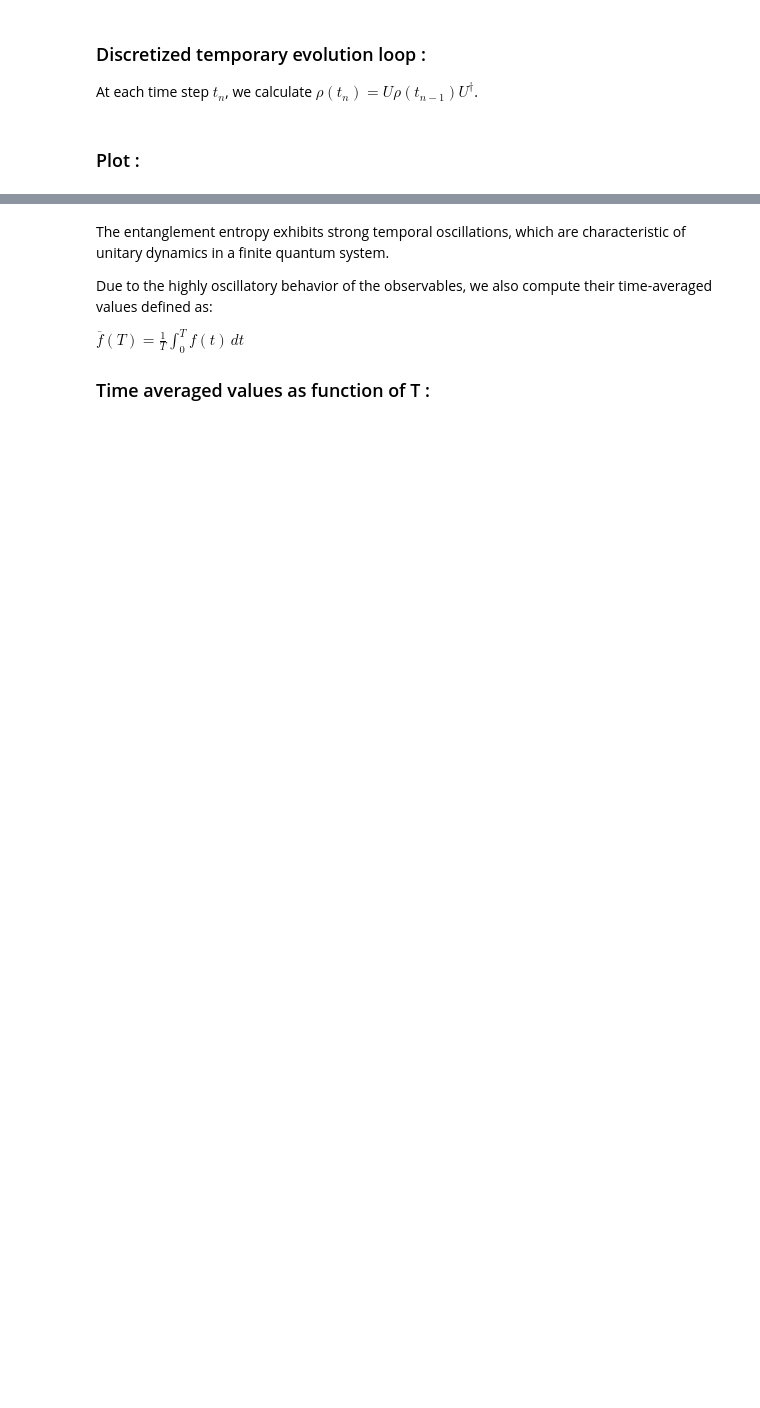
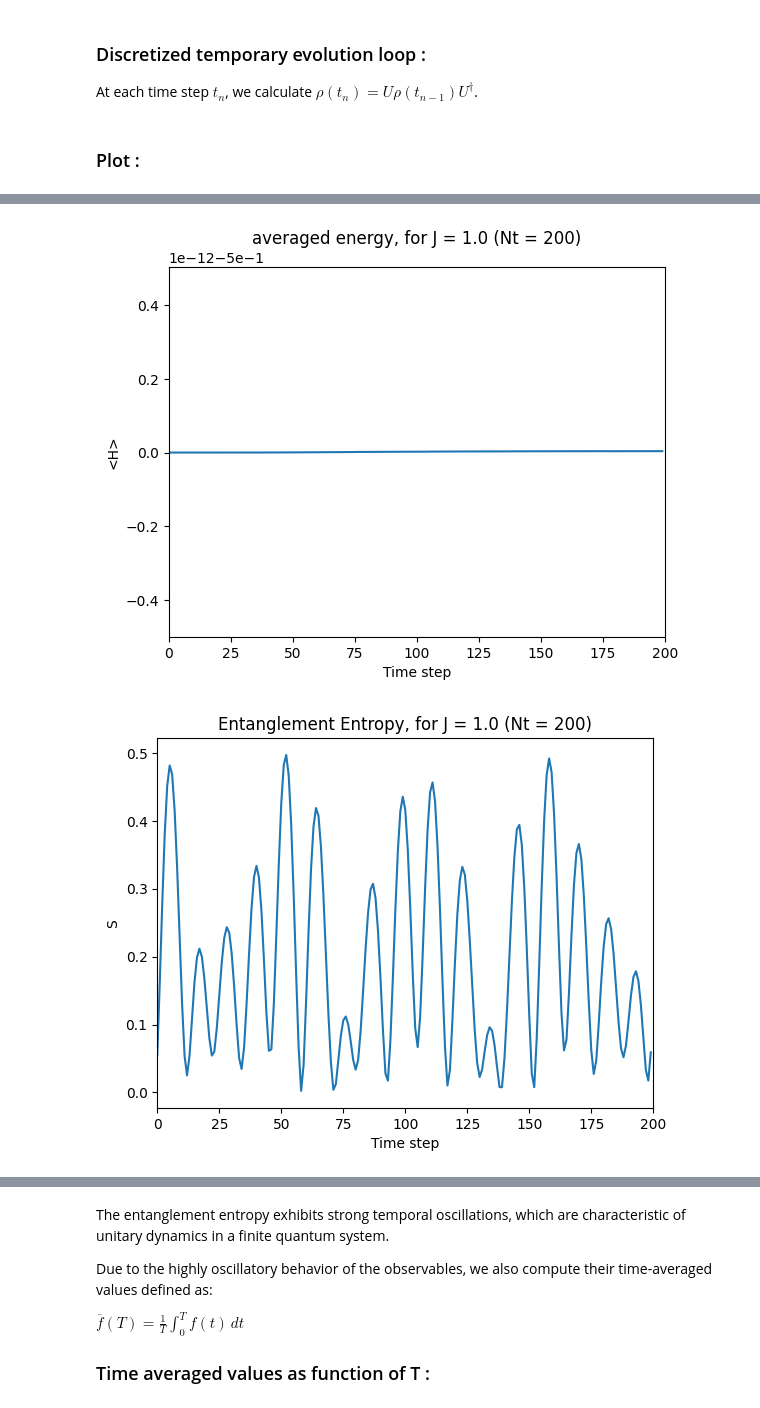
Before and after one commit to TheoHUETQC/qubits-entanglement-matrix-product-states, a Jupyter notebook: td/td1.ipynb, the cells around one changed output, grey strips where cells are left out. Cells and saved outputs as stored; diff of their text form; code cells hidden in the pictures; blank space fills up the shorter version.

```diff
--- a/td/td1.ipynb
+++ b/td/td1.ipynb
@@ -31,17 +31,18 @@ import constants
 # Physical parameters
 J = 1.0
 
-# Hamiltonian
-H = -J*np.kron(constants.X,constants.X) + np.pi/4 * np.kron(constants.Y,constants.I) + 0.5 * np.kron(constants.I,constants.Z)
-
-def initialization(H: np.ndarray) :
-  # initialization of lists for measurements
-  purity, entropy_A, averageEnergy = [], [], []
+def initialization(J : float) :
+  # Hamiltonian
+  H = -J*np.kron(constants.X,constants.X) + np.pi/4 * np.kron(constants.Y,constants.I) + 0.5 * np.kron(constants.I,constants.Z)
 
   # compute evolution operator
   U = expm(1j*H*constants.dt)
   Ud = np.conj(np.transpose(U)) #U dagger
-  return purity, entropy_A, averageEnergy, U, Ud
+
+  # initialization of lists for measurements
+  purity, entropy_A, averageEnergy = [], [], []
+
+  return purity, entropy_A, averageEnergy, H, U, Ud
 
 # initial state
 va = np.array([1,0]) #|0>
@@ -73,7 +74,7 @@ $P_A = Tr(\rho_A(t)^2)$
 def measurements_averageEnergy(H : np.array, rho : np.array) : # <H>
   return np.trace(H @ rho)
 
-def measurements_entropy_A(rho : np.array) : # S
+def measurements_entropy(rho : np.array) : # S
   eigenValues = np.abs(np.linalg.eigvals(rho)) + constants.epsilon  # with epsilon = 1e-8, this avoids numerical instability issues
   return  -np.sum(eigenValues * np.log(eigenValues))
 
@@ -84,9 +85,9 @@ def measurements_purity(rho : np.array) : # P
 
 At each time step $t_n$, we calculate $\rho(t_n) = U \rho(t_{n-1})U^\dagger $.
 # %%
-def evolution_loop(H : np.array, rho0 : np.array, Nt : int) :
+def evolution_loop(J : float, rho0 : np.array, Nt : int) :
   # initialization of all the parameters we will need
-  purity, entropy_A, averageEnergy, U, Ud = initialization(H)
+  purity, entropy_A, averageEnergy, H, U, Ud = initialization(J)
 
   rho = rho0
   for _ in range(Nt) :
@@ -98,12 +99,12 @@ def evolution_loop(H : np.array, rho0 : np.array, Nt : int) :
     averageEnergy.append(measurements_averageEnergy(H, rho))
 
     # entropy calculation
-    entropy_A.append(measurements_entropy_A(rho_A))
+    entropy_A.append(measurements_entropy(rho_A))
 
     # purity calculation
     purity.append(measurements_purity(rho_A))
   return purity, entropy_A, averageEnergy
 
-purity, entropy_A, averageEnergy = evolution_loop(H, rho0, constants.Nt)
+purity, entropy_A, averageEnergy = evolution_loop(J, rho0, constants.Nt)
 # %% [markdown]
 ### Plot :
@@ -144,0 +111,21 @@ plot_results(show_plot=True)
+# %%
+def plot_results(J : float,
+                 y1 : list, y2: list = [],
+                 title : str = "" , ylabel : str = "y" ,
+                 show_plot=False) :
+  plt.figure()
+  plt.plot(y1)
+  plt.plot(y2,alpha=0.2)
+  plt.xlabel("Time step")
+  plt.ylabel(ylabel)
+  plt.title(title + ", for J = " + str(J) + " (Nt = " + str(constants.Nt) + ")")
+  plt.xlim(0,constants.Nt)
+  if show_plot :
+    plt.show()
+
+plot_results(J, averageEnergy, title="averaged energy", ylabel="<H>", show_plot=True) # energy conservation figure
+plot_results(J, entropy_A, title="Entanglement Entropy", ylabel="S", show_plot=True) # entropy figure
+plot_results(J, purity, title="Purity", ylabel="P", show_plot=True) # purity figure
+# %% [output]
+[figure, added]
+[figure, added]
```
Also changed, not shown: parts of 10 cells of this notebook, 2 other files.
